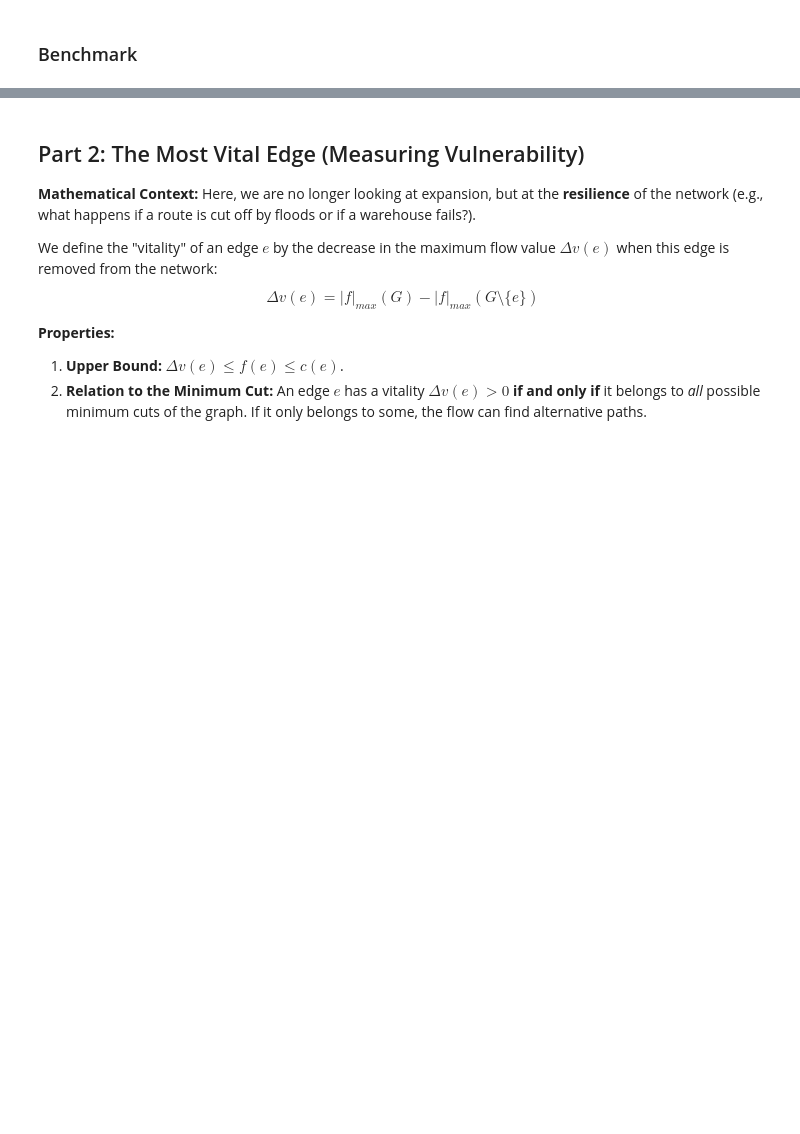
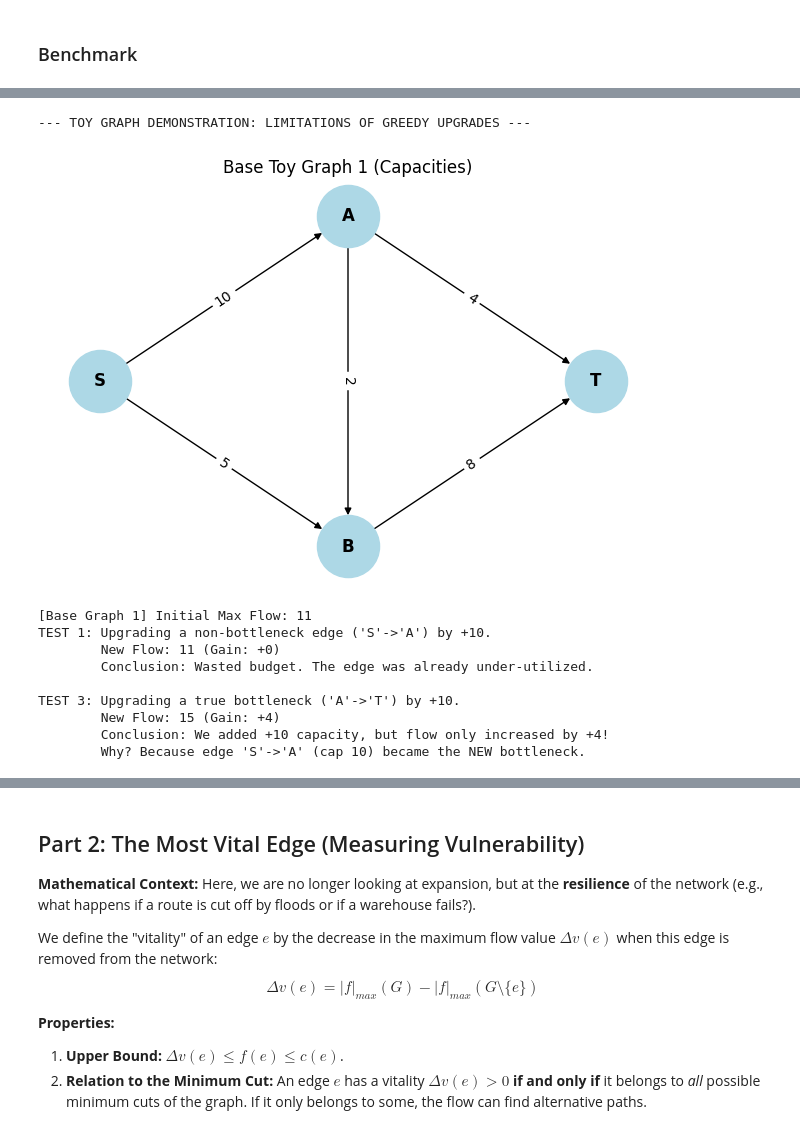
Before and after one commit to CichySA/P_Discrete_Math, a Jupyter notebook: main_Maxime.ipynb, the cells around one changed output, grey strips where cells are left out. Cells and saved outputs as stored; diff of their text form; code cells hidden in the pictures; blank space fills up the shorter version.

Commit message:
Adding further analysis on bottlenecks and min cut issue
Adding further analysis on bottlenecks and min cut issue (mainly toy graph in part I)

```diff
--- a/main_Maxime.ipynb
+++ b/main_Maxime.ipynb
@@ -308,0 +320,57 @@ plt.show()
+# %%
+print("--- TOY GRAPH DEMONSTRATION: LIMITATIONS OF GREEDY UPGRADES ---")
+
+# G1 is the graph used for TEST 1 and 3
+G1 = nx.DiGraph()
+G1.add_edge('S', 'A', capacity=10)
+G1.add_edge('S', 'B', capacity=5)
+G1.add_edge('A', 'T', capacity=4)
+G1.add_edge('B', 'T', capacity=8)
+G1.add_edge('A', 'B', capacity=2)
+
+# plotting the graph
+plt.figure(figsize=(6, 4))
+pos = {'S': (0, 1), 'A': (1, 2), 'B': (1, 0), 'T': (2, 1)}
+nx.draw(G1, pos, with_labels=True, node_color='lightblue', node_size=2000, font_weight='bold', arrows=True)
+edge_labels = nx.get_edge_attributes(G1, 'capacity')
+nx.draw_networkx_edge_labels(G1, pos, edge_labels=edge_labels)
+plt.title("Base Toy Graph 1 (Capacities)")
+plt.show()
+
+initial_flow_1 = nx.maximum_flow_value(G1, 'S', 'T')
+print(f"\n[Base Graph 1] Initial Max Flow: {initial_flow_1}")
+
+# TEST 1: Wasted Resources
+# Edge 'S'->'A' has a capacity of 10, but only 6 units of flow pass through it
+# (4 towards T, 2 towards B). It is NOT in the min-cut.
+G_test1 = G1.copy()
+G_test1['S']['A']['capacity'] += 10 # Adding +10 capacity
+flow_test1 = nx.maximum_flow_value(G_test1, 'S', 'T')
+
+print(f"TEST 1: Upgrading a non-bottleneck edge ('S'->'A') by +10.")
+print(f"        New Flow: {flow_test1} (Gain: +{flow_test1 - initial_flow_1})")
+print(f"        Conclusion: Wasted budget. The edge was already under-utilized.")
+
+
+# TEST 3: Shifting Bottlenecks (Non-linear increase)
+# Edge 'A'->'T' is fully saturated (4/4). It IS in the min-cut.
+G_test3 = G1.copy()
+G_test3['A']['T']['capacity'] += 10 # Adding +10 capacity to the bottleneck
+flow_test3 = nx.maximum_flow_value(G_test3, 'S', 'T')
+
+print(f"\nTEST 3: Upgrading a true bottleneck ('A'->'T') by +10.")
+print(f"        New Flow: {flow_test3} (Gain: +{flow_test3 - initial_flow_1})")
+print(f"        Conclusion: We added +10 capacity, but flow only increased by +4!")
+print(f"        Why? Because edge 'S'->'A' (cap 10) became the NEW bottleneck.")
+# %% [output]
+--- TOY GRAPH DEMONSTRATION: LIMITATIONS OF GREEDY UPGRADES ---
+[figure, added]
+[Base Graph 1] Initial Max Flow: 11
+TEST 1: Upgrading a non-bottleneck edge ('S'->'A') by +10.
+        New Flow: 11 (Gain: +0)
+        Conclusion: Wasted budget. The edge was already under-utilized.
+
+TEST 3: Upgrading a true bottleneck ('A'->'T') by +10.
+        New Flow: 15 (Gain: +4)
+        Conclusion: We added +10 capacity, but flow only increased by +4!
+        Why? Because edge 'S'->'A' (cap 10) became the NEW bottleneck.
```
Also changed, not shown: parts of 11 cells of this notebook.
